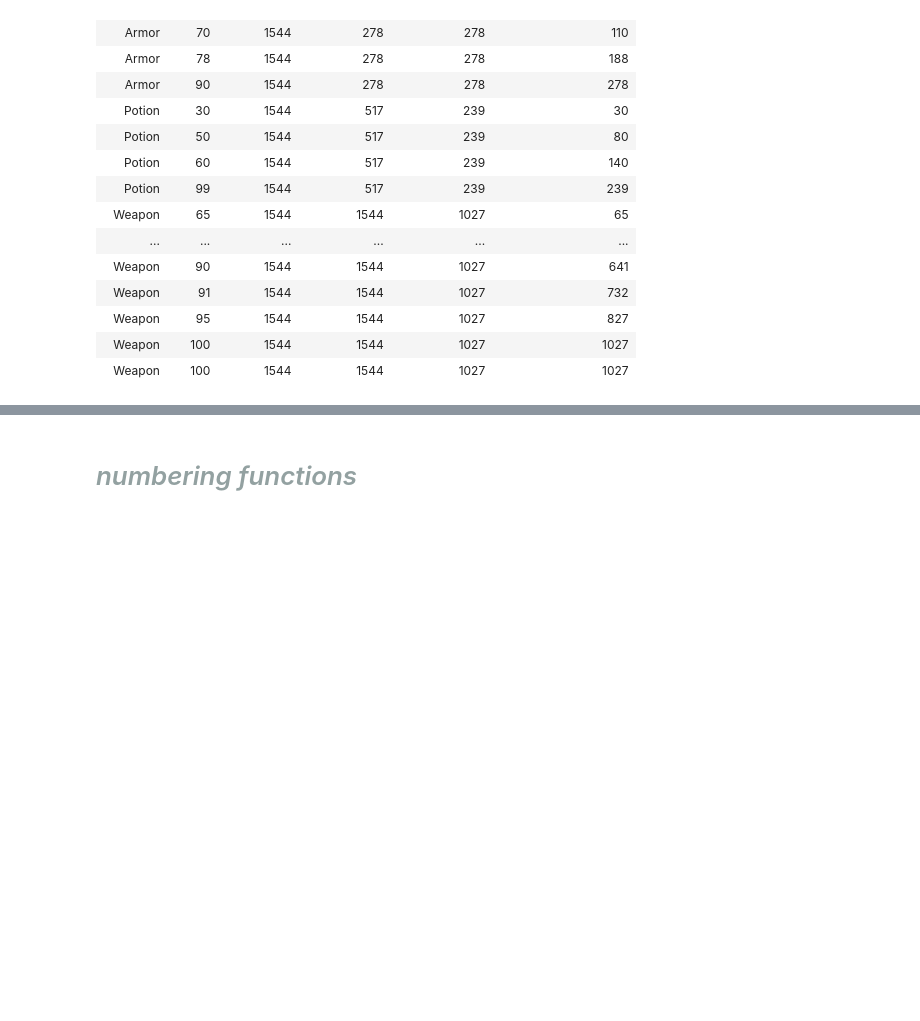
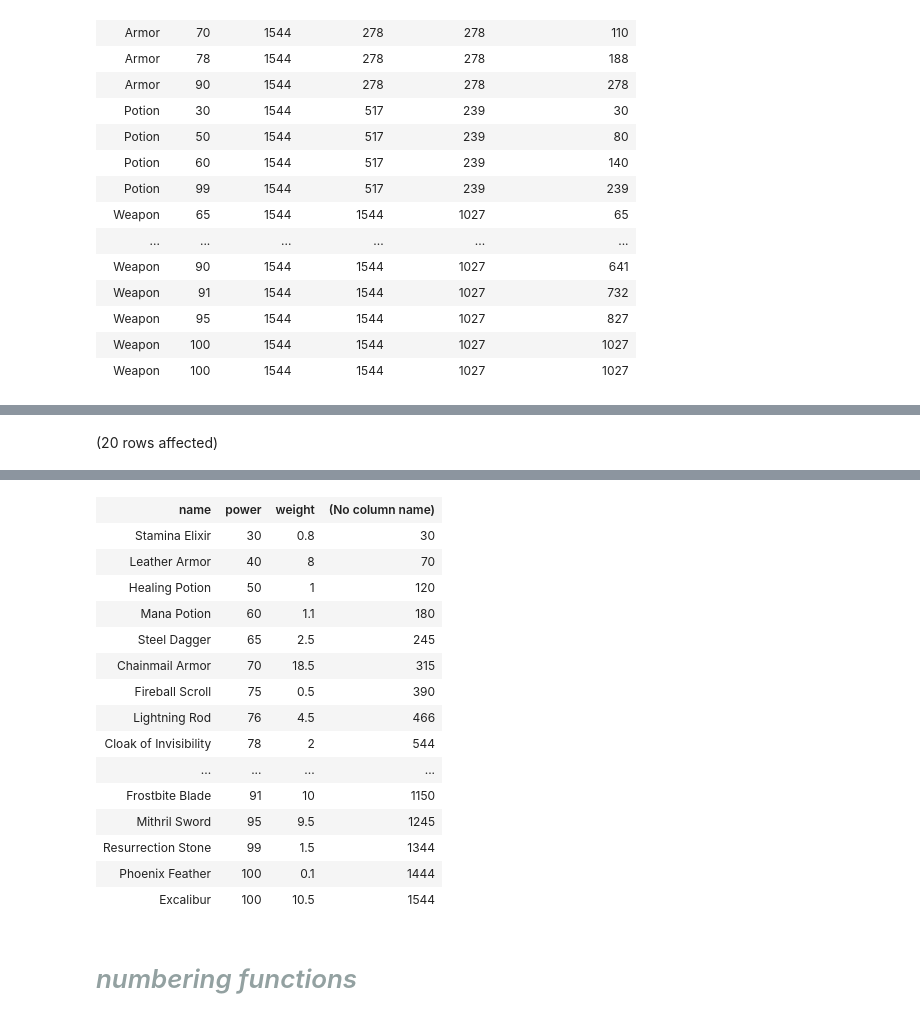
Before and after one commit to chan18/MSSQL, a Jupyter notebook: inuitivesql/windowfunctions.ipynb, the cells around one changed output, grey strips where cells are left out. Drawn from its saved outputs; the diff is of its cells as text; code cells hidden in the pictures; blank space fills up the shorter version.

```diff
--- a/inuitivesql/windowfunctions.ipynb
+++ b/inuitivesql/windowfunctions.ipynb
@@ -200,0 +233,10 @@ Total execution time: 00:00:00.017
+# %%
+SELECT
+    name,
+    power,
+    weight,
+    SUM(power) OVER(ORDER BY power, weight)
+FROM
+    items;
+# %% [output]
+(20 rows affected)
@@ -201,3 +244,19 @@ Total execution time: 00:00:00.017
+| name | power | weight | (No column name) |
+| Stamina Elixir | 30 | 0.8 | 30 |
+| Leather Armor | 40 | 8 | 70 |
+| Healing Potion | 50 | 1 | 120 |
+| Mana Potion | 60 | 1.1 | 180 |
+| Steel Dagger | 65 | 2.5 | 245 |
+| Chainmail Armor | 70 | 18.5 | 315 |
+| Fireball Scroll | 75 | 0.5 | 390 |
+| Lightning Rod | 76 | 4.5 | 466 |
+| Cloak of Invisibility | 78 | 2 | 544 |
+| ... | ... | ... | ... |
+| Frostbite Blade | 91 | 10 | 1150 |
+| Mithril Sword | 95 | 9.5 | 1245 |
+| Resurrection Stone | 99 | 1.5 | 1344 |
+| Phoenix Feather | 100 | 0.1 | 1444 |
+| Excalibur | 100 | 10.5 | 1544 |
 # %% [markdown]
 # <span style="color: #93a1a1;font-style: italic;">numbering functions</span>
 # %%
```
Also changed, not shown: parts of 3 cells of this notebook, 8 other files.
